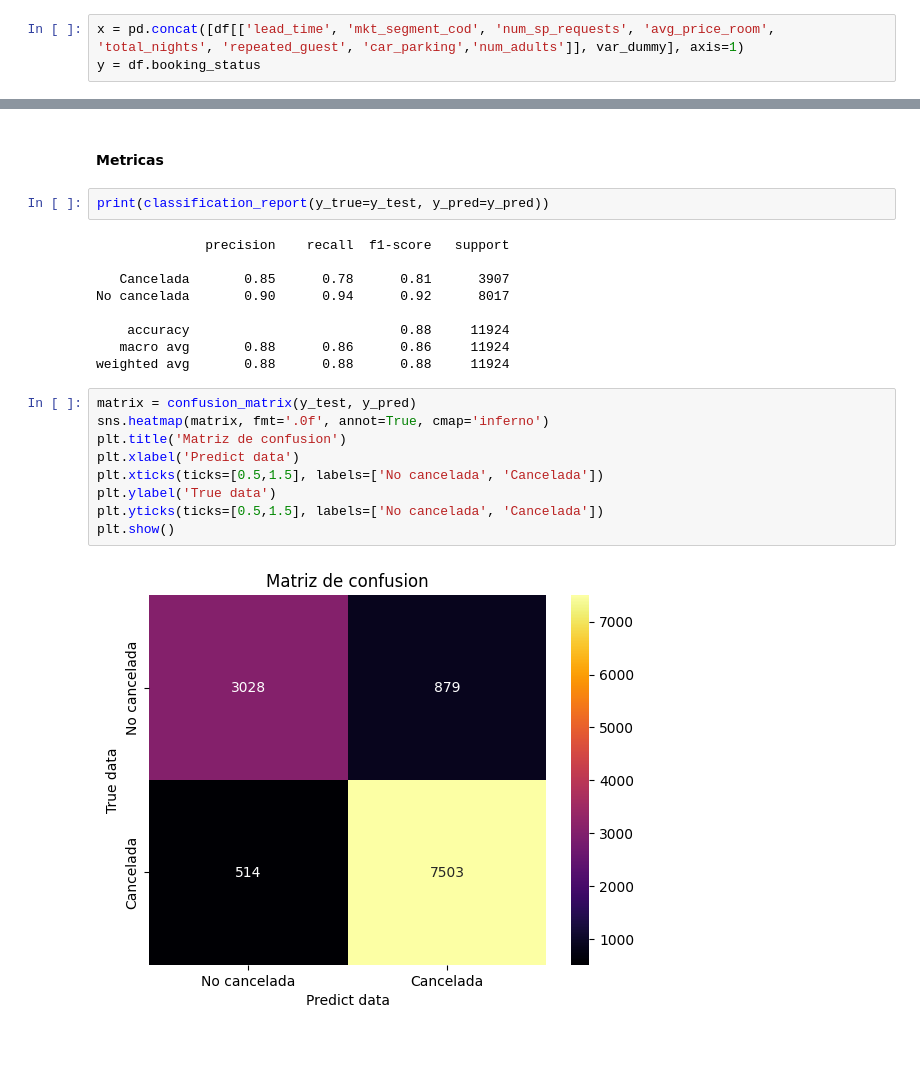
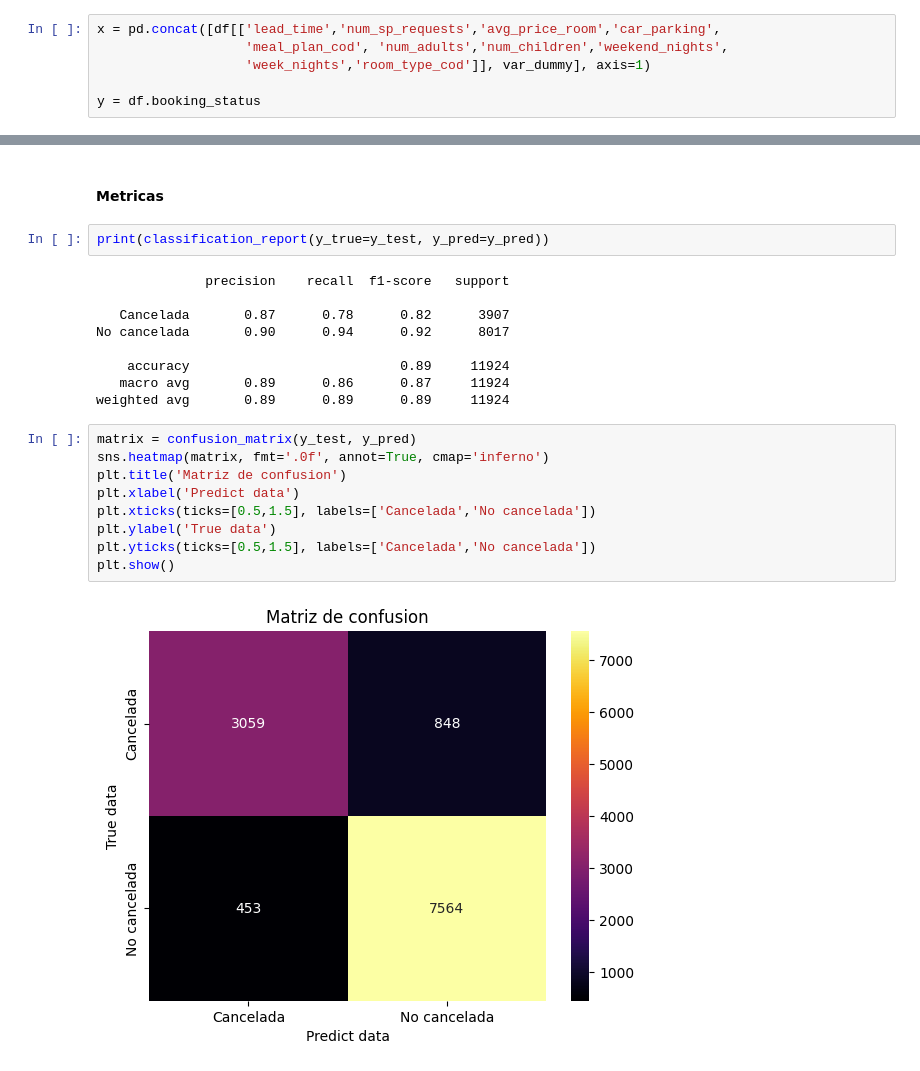
Before and after one commit to arielRas/CoderHouseDataScience-ProyectoFinal, a Jupyter notebook: Model.ipynb, the cells around one changed output, grey strips where cells are left out. Saved outputs shown, nothing was run; the diff lists cells and outputs as text.

```diff
--- a/Model.ipynb
+++ b/Model.ipynb
@@ -31,7 +31,10 @@ var_dummy.head(3)
 # %% [markdown]
 #### Feature engineering
 # %%
-x = pd.concat([df[['lead_time', 'mkt_segment_cod', 'num_sp_requests', 'avg_price_room', 'total_nights', 'repeated_guest', 'car_parking','num_adults']], var_dummy], axis=1)
+x = pd.concat([df[['lead_time','num_sp_requests','avg_price_room','car_parking',
+                   'meal_plan_cod', 'num_adults','num_children','weekend_nights',
+                   'week_nights','room_type_cod']], var_dummy], axis=1)
+
 y = df.booking_status
 # %% [markdown]
 ### Model Train
@@ -54,20 +57,20 @@ print(classification_report(y_true=y_test, y_pred=y_pred))
 # %% [output]
               precision    recall  f1-score   support
 
-   Cancelada       0.85      0.78      0.81      3907
+   Cancelada       0.87      0.78      0.82      3907
 No cancelada       0.90      0.94      0.92      8017
 
-    accuracy                           0.88     11924
-   macro avg       0.88      0.86      0.86     11924
-weighted avg       0.88      0.88      0.88     11924
+    accuracy                           0.89     11924
+   macro avg       0.89      0.86      0.87     11924
+weighted avg       0.89      0.89      0.89     11924
 # %%
 matrix = confusion_matrix(y_test, y_pred)
 sns.heatmap(matrix, fmt='.0f', annot=True, cmap='inferno')
 plt.title('Matriz de confusion')
 plt.xlabel('Predict data')
-plt.xticks(ticks=[0.5,1.5], labels=['No cancelada', 'Cancelada'])
+plt.xticks(ticks=[0.5,1.5], labels=['Cancelada','No cancelada'])
 plt.ylabel('True data')
-plt.yticks(ticks=[0.5,1.5], labels=['No cancelada', 'Cancelada'])
+plt.yticks(ticks=[0.5,1.5], labels=['Cancelada','No cancelada'])
 plt.show()
 # %% [output]
-[figure, old version]
+[figure, new version]
```
Also changed, not shown: parts of 2 cells of this notebook, 3 other files.
